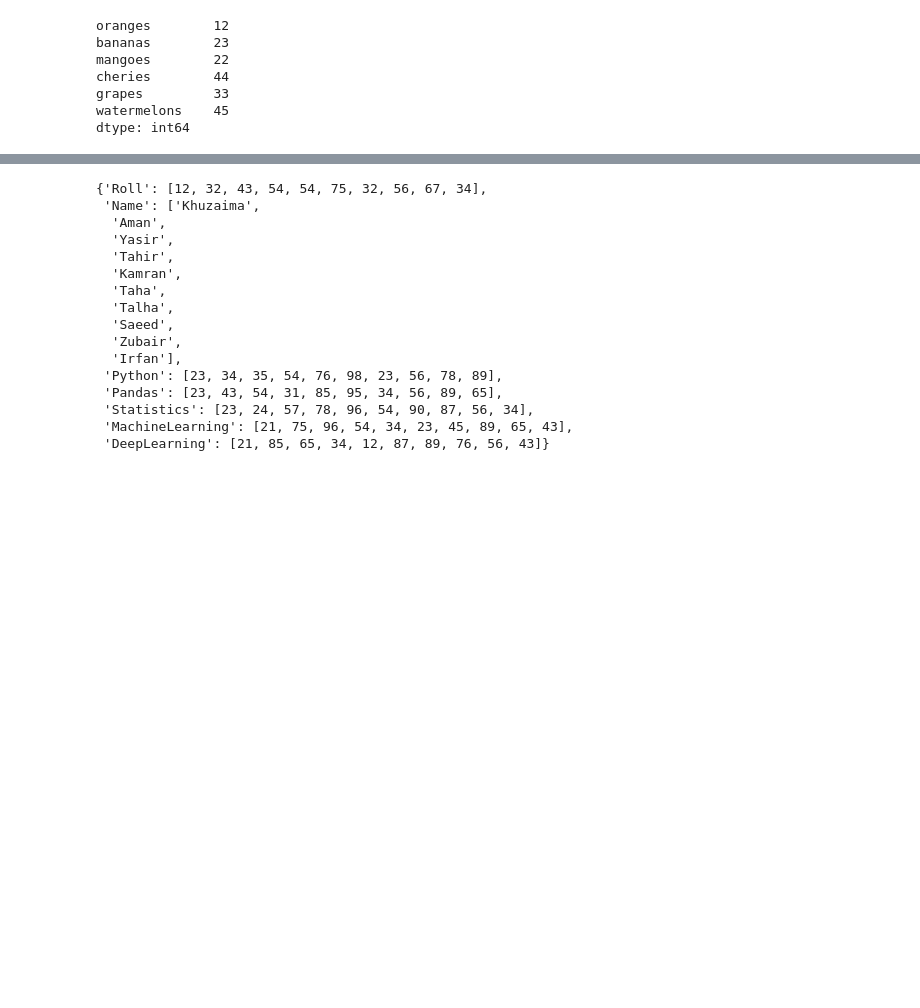
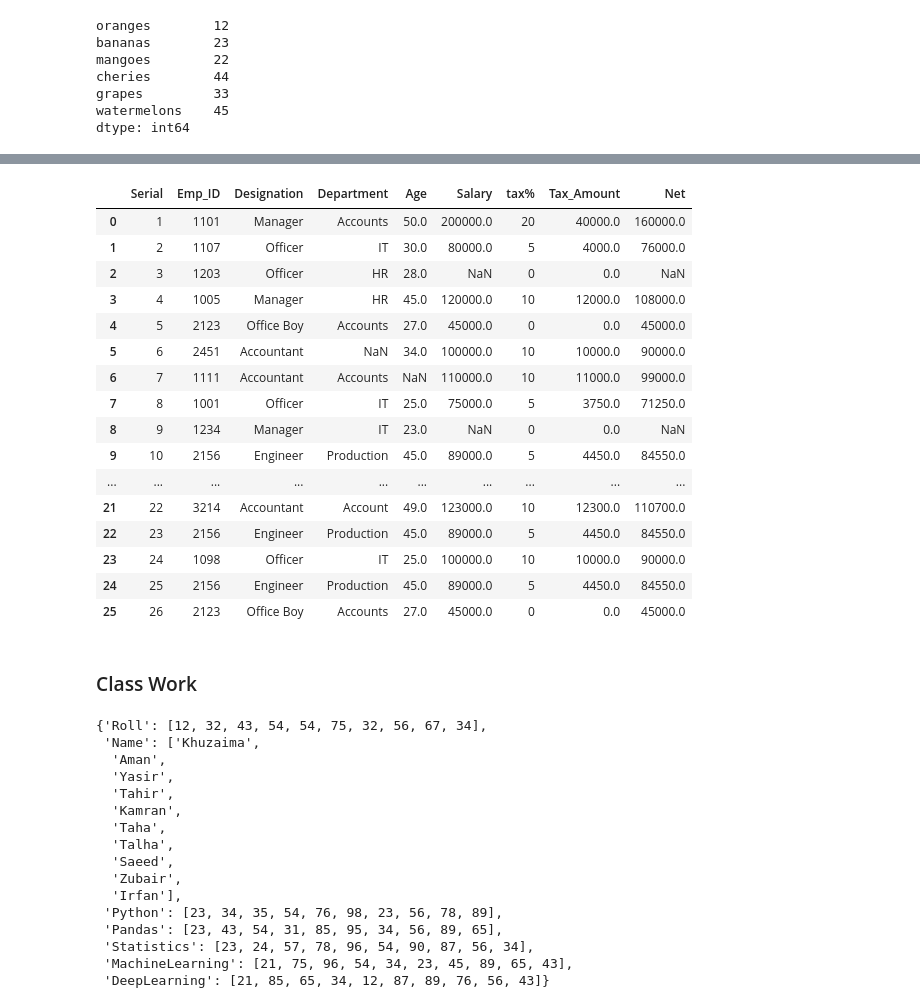
Before and after one commit to Khuzaima811/Pandas-Practice-repo, a Jupyter notebook: PandasClass1&2(Data_Structure)PRC.ipynb, the cells around one changed output, grey strips where cells are left out. Drawn from its saved outputs; the diff is of its cells as text; code cells hidden in the pictures; blank space fills up the shorter version.

```diff
--- a/PandasClass1&2(Data_Structure)PRC.ipynb
+++ b/PandasClass1&2(Data_Structure)PRC.ipynb
@@ -114,0 +474,16 @@ dtype: int64
+# %%
+def decide_tax_amt(sal):
+    if sal>=200000:
+        return sal*.20
+    elif sal>=150000:
+        return sal*.15
+    elif sal>=100000:
+        return sal*.10
+    elif sal>=50000:
+        return sal*.05
+    else:
+        return 0
+# %%
+emp1["Tax_Amount"] = emp1.Salary.apply(decide_tax_amt)
+# %%
+emp1["Tax_Amount"]=emp1.Salary.apply(lambda x: x*.20 if x>=200000 else x*.15 if x>=150000 else x*.10 if x>=100000 else x*.05 if x>=50000 else 0)
@@ -115,3 +510,27 @@ dtype: int64
+# %%
+emp1["Net"]=emp1.Salary - emp1.Tax_Amount
+# %%
+emp1
+# %% [output]
+|  | Serial | Emp_ID | Designation | Department | Age | Salary | tax% | Tax_Amount | Net |
+| 0 | 1 | 1101 | Manager | Accounts | 50.0 | 200000.0 | 20 | 40000.0 | 160000.0 |
+| 1 | 2 | 1107 | Officer | IT | 30.0 | 80000.0 | 5 | 4000.0 | 76000.0 |
+| 2 | 3 | 1203 | Officer | HR | 28.0 | NaN | 0 | 0.0 | NaN |
+| 3 | 4 | 1005 | Manager | HR | 45.0 | 120000.0 | 10 | 12000.0 | 108000.0 |
+| 4 | 5 | 2123 | Office Boy | Accounts | 27.0 | 45000.0 | 0 | 0.0 | 45000.0 |
+| 5 | 6 | 2451 | Accountant | NaN | 34.0 | 100000.0 | 10 | 10000.0 | 90000.0 |
+| 6 | 7 | 1111 | Accountant | Accounts | NaN | 110000.0 | 10 | 11000.0 | 99000.0 |
+| 7 | 8 | 1001 | Officer | IT | 25.0 | 75000.0 | 5 | 3750.0 | 71250.0 |
+| 8 | 9 | 1234 | Manager | IT | 23.0 | NaN | 0 | 0.0 | NaN |
+| 9 | 10 | 2156 | Engineer | Production | 45.0 | 89000.0 | 5 | 4450.0 | 84550.0 |
+| ... | ... | ... | ... | ... | ... | ... | ... | ... | ... |
+| 21 | 22 | 3214 | Accountant | Account | 49.0 | 123000.0 | 10 | 12300.0 | 110700.0 |
+| 22 | 23 | 2156 | Engineer | Production | 45.0 | 89000.0 | 5 | 4450.0 | 84550.0 |
+| 23 | 24 | 1098 | Officer | IT | 25.0 | 100000.0 | 10 | 10000.0 | 90000.0 |
+| 24 | 25 | 2156 | Engineer | Production | 45.0 | 89000.0 | 5 | 4450.0 | 84550.0 |
+| 25 | 26 | 2123 | Office Boy | Accounts | 27.0 | 45000.0 | 0 | 0.0 | 45000.0 |
+# %% [markdown]
+### Class Work
 # %%
 result =     {"Roll":[12,32,43,54,54,75,32,56,67,34],
              "Name":["Khuzaima","Aman","Yasir","Tahir","Kamran","Taha","Talha","Saeed","Zubair","Irfan"],
```
Also changed, not shown: parts of 51 cells of this notebook.
